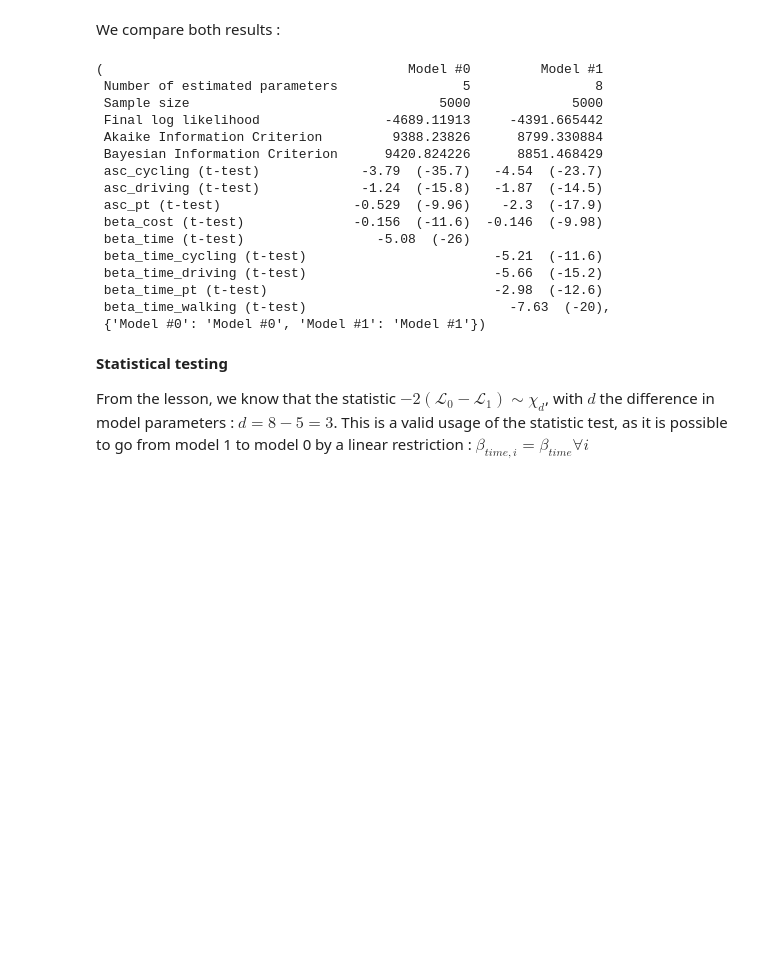
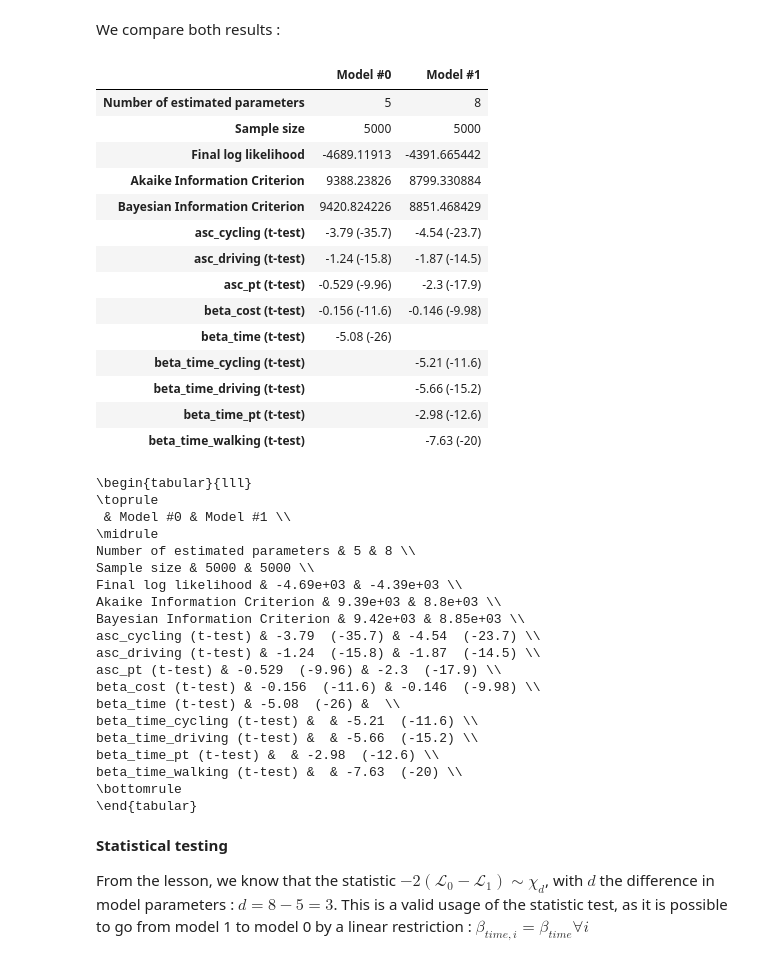
Before and after one commit to merlebleue/MMB2024-Project-Group09, a Jupyter notebook: project_group09.ipynb, the cells around one changed output. Saved outputs shown, nothing was run; the diff lists cells and outputs as text; code cells hidden in the pictures; blank space fills up the shorter version.

```diff
--- a/project_group09.ipynb
+++ b/project_group09.ipynb
@@ -203,24 +234,45 @@ Nbr of threads: 8
 # %% [markdown]
 We compare both results :
 # %%
-compile_estimation_results({"Model #0": results_0, "Model #1": results_1})
+compare_df = compile_estimation_results({"Model #0": results_0, "Model #1": results_1})[0]
+display(compare_df)
+print(compare_df.to_latex(float_format="%.3g"))
 # %% [output]
+|  | Model #0 | Model #1 |
+| Number of estimated parameters | 5 | 8 |
+| Sample size | 5000 | 5000 |
+| Final log likelihood | -4689.11913 | -4391.665442 |
+| Akaike Information Criterion | 9388.23826 | 8799.330884 |
+| Bayesian Information Criterion | 9420.824226 | 8851.468429 |
+| asc_cycling (t-test) | -3.79 (-35.7) | -4.54 (-23.7) |
+| asc_driving (t-test) | -1.24 (-15.8) | -1.87 (-14.5) |
+| asc_pt (t-test) | -0.529 (-9.96) | -2.3 (-17.9) |
+| beta_cost (t-test) | -0.156 (-11.6) | -0.146 (-9.98) |
+| beta_time (t-test) | -5.08 (-26) |  |
+| beta_time_cycling (t-test) |  | -5.21 (-11.6) |
+| beta_time_driving (t-test) |  | -5.66 (-15.2) |
+| beta_time_pt (t-test) |  | -2.98 (-12.6) |
+| beta_time_walking (t-test) |  | -7.63 (-20) |
-(                                       Model #0         Model #1
- Number of estimated parameters                5                8
- Sample size                                5000             5000
- Final log likelihood                -4689.11913     -4391.665442
- Akaike Information Criterion         9388.23826      8799.330884
- Bayesian Information Criterion      9420.824226      8851.468429
- asc_cycling (t-test)             -3.79  (-35.7)   -4.54  (-23.7)
- asc_driving (t-test)             -1.24  (-15.8)   -1.87  (-14.5)
- asc_pt (t-test)                 -0.529  (-9.96)    -2.3  (-17.9)
- beta_cost (t-test)              -0.156  (-11.6)  -0.146  (-9.98)
- beta_time (t-test)                 -5.08  (-26)
- beta_time_cycling (t-test)                        -5.21  (-11.6)
- beta_time_driving (t-test)                        -5.66  (-15.2)
- beta_time_pt (t-test)                             -2.98  (-12.6)
- beta_time_walking (t-test)                          -7.63  (-20),
- {'Model #0': 'Model #0', 'Model #1': 'Model #1'})
+\begin{tabular}{lll}
+\toprule
+ & Model #0 & Model #1 \\
+\midrule
+Number of estimated parameters & 5 & 8 \\
+Sample size & 5000 & 5000 \\
+Final log likelihood & -4.69e+03 & -4.39e+03 \\
+Akaike Information Criterion & 9.39e+03 & 8.8e+03 \\
+Bayesian Information Criterion & 9.42e+03 & 8.85e+03 \\
+asc_cycling (t-test) & -3.79  (-35.7) & -4.54  (-23.7) \\
+asc_driving (t-test) & -1.24  (-15.8) & -1.87  (-14.5) \\
+asc_pt (t-test) & -0.529  (-9.96) & -2.3  (-17.9) \\
+beta_cost (t-test) & -0.156  (-11.6) & -0.146  (-9.98) \\
+beta_time (t-test) & -5.08  (-26) &  \\
+beta_time_cycling (t-test) &  & -5.21  (-11.6) \\
+beta_time_driving (t-test) &  & -5.66  (-15.2) \\
+beta_time_pt (t-test) &  & -2.98  (-12.6) \\
+beta_time_walking (t-test) &  & -7.63  (-20) \\
+\bottomrule
+\end{tabular}
 # %% [markdown]
 **Statistical testing**
 
```
Also changed, not shown: parts of 8 cells of this notebook, 1 other file.
